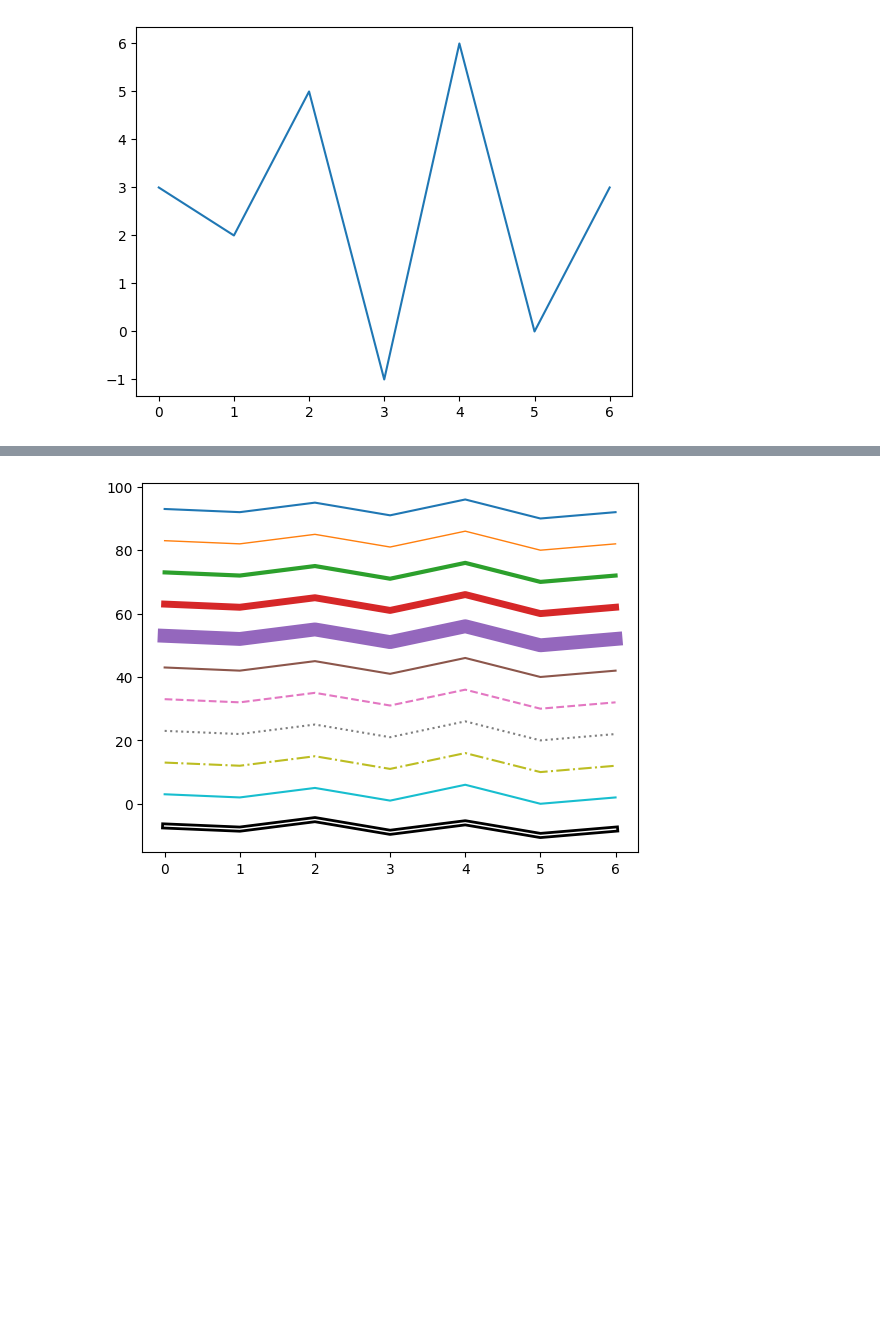
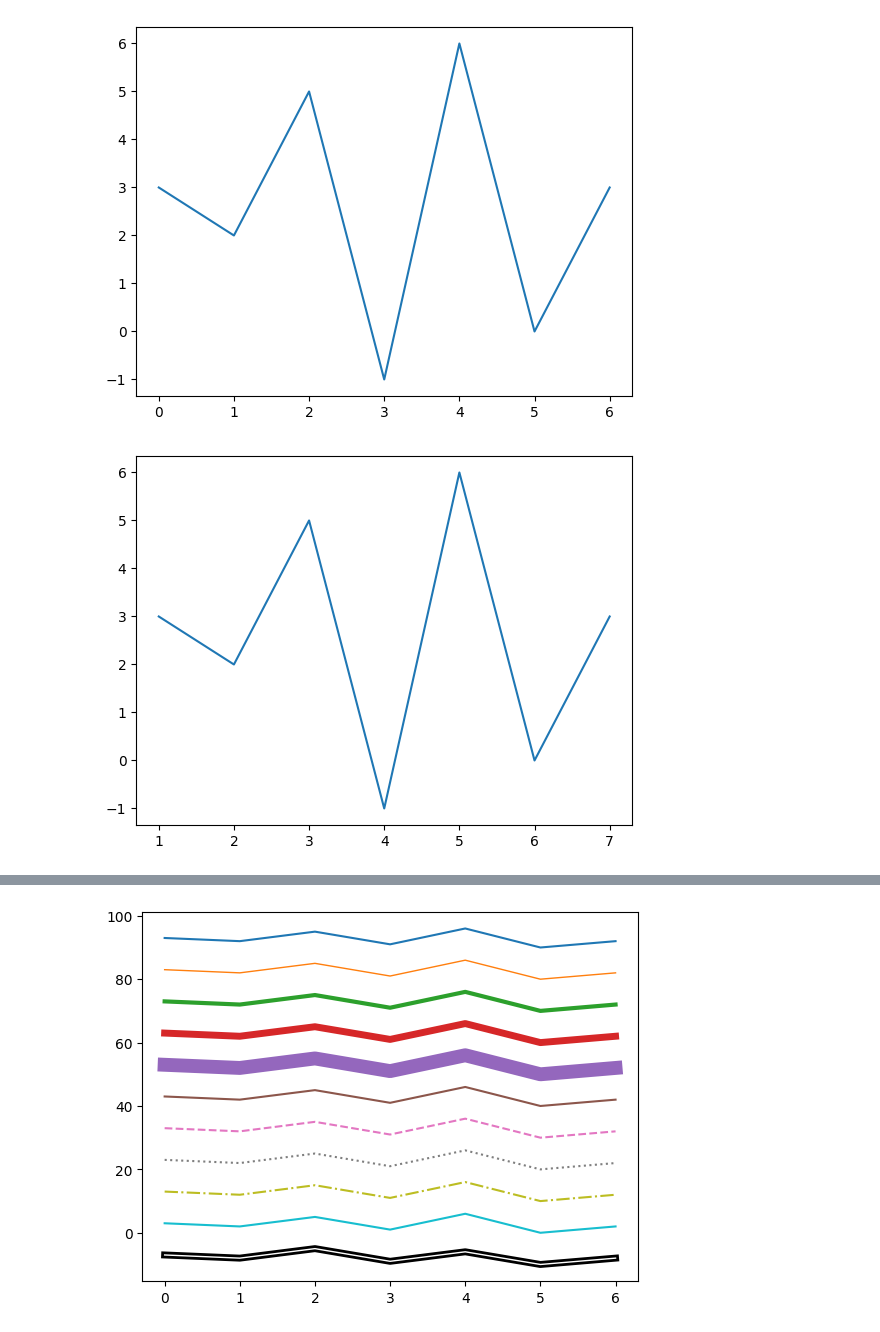
Before and after one commit to ArduinoPLUS/aicar, a Jupyter notebook: matplotlibExample.ipynb, the cells around one changed output, grey strips where cells are left out. Cells and saved outputs as stored; diff of their text form; code cells hidden in the pictures; blank space fills up the shorter version.

```diff
--- a/matplotlibExample.ipynb
+++ b/matplotlibExample.ipynb
@@ -14,6 +15,16 @@ plt.plot(y)                    # 0 - 6 정의역 7 개 자동 생성
 plt.show()                     # 그래프의 기본 색상은 blue
 # %% [output]
 [figure]
+# %%
+import matplotlib.pyplot as plt                    # - matplolibExample.ipynb - 1
+# X, Y 데이터 동시에 지정
+
+x = [ 1, 2, 3, 4, 5, 6, 7]     # 7 개 Y 데이터로 구성된 Y List
+y = [ 3, 2, 5,-1, 6, 0, 3]     # 7 개 Y 데이터로 구성된 Y List
+plt.plot(x, y)                 # 0 - 6 정의역 7 개 자동 생성
+plt.show()                     # 그래프의 기본 색상은 blue
+# %% [output]
+[figure, added]
 # %% [markdown]
 같은 개수로 구성된 여러개의 리스트, 색상은 blue 부터 시작하며 10 개의 색상이  반복됩니다.
 
```
Also changed, not shown: parts of 13 cells of this notebook.
